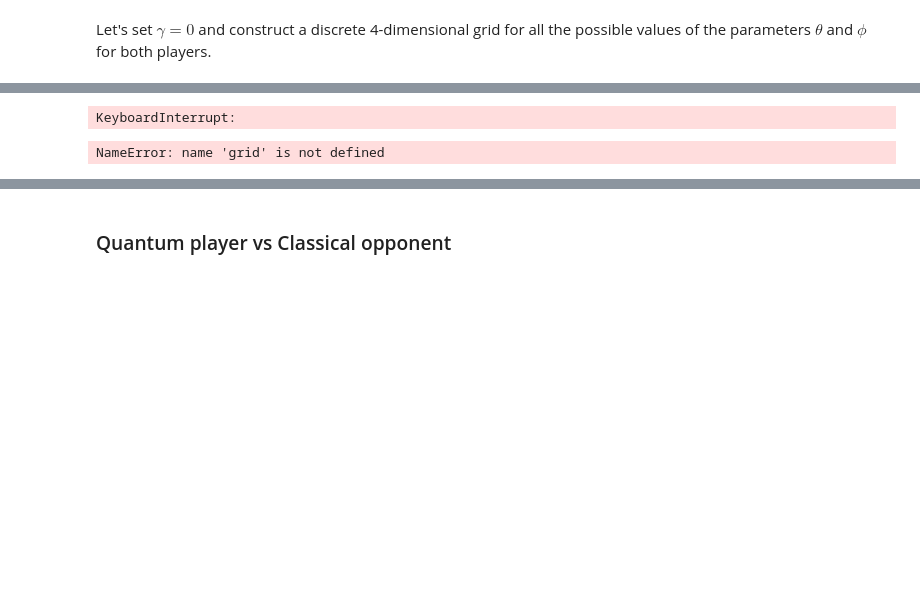
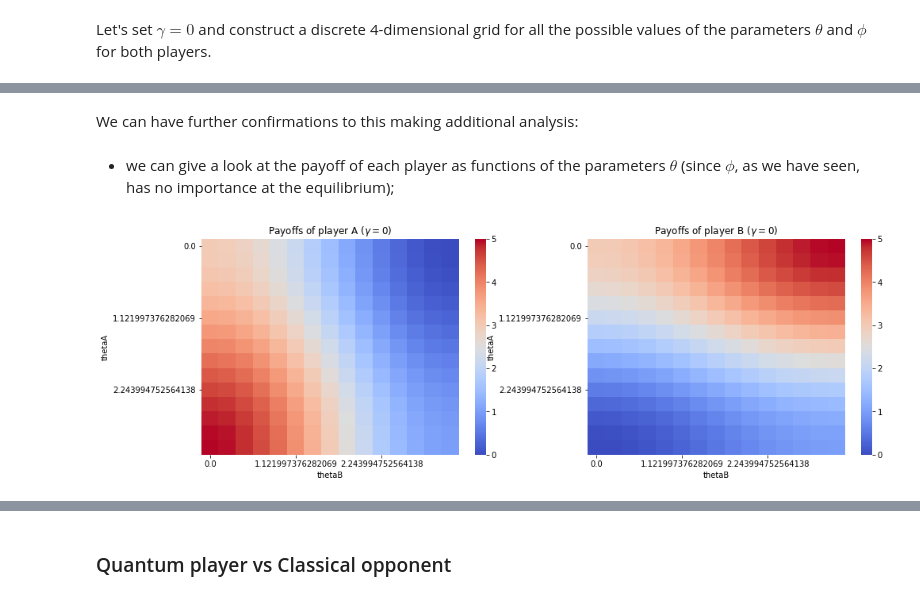
Before and after one commit to MattiaPujatti/A-Brief-Introduction-to-Quantum-Game-Theory, a Jupyter notebook: Quantum 2x2 Games.ipynb, the cells around one changed output, grey strips where cells are left out. Cells and saved outputs as stored; diff of their text form; code cells hidden in the pictures; blank space fills up the shorter version.

```diff
--- a/Quantum 2x2 Games.ipynb
+++ b/Quantum 2x2 Games.ipynb
@@ -129,12 +137,12 @@ It may be interesting, now, to analyze the different payoffs of player A in part
 Let's set $\gamma=0$ and construct a discrete 4-dimensional grid for all the possible values of the parameters $\theta$ and $\phi$ for both players.
 # %%
 # Fix some default value for the parameters
-grid_step = 0.2
+grid_size = 10
 
-thetaA = np.arange(0, np.pi, grid_step)
-phiA   = np.arange(0, np.pi/2, grid_step)
-thetaB = np.arange(0, np.pi, grid_step)
-phiB   = np.arange(0, np.pi/2, grid_step)
+thetaA = np.linspace(0, np.pi, grid_size)
+phiA   = np.linspace(0, np.pi/2, grid_size)
+thetaB = np.linspace(0, np.pi, grid_size)
+phiB   = np.linspace(0, np.pi/2, grid_size)
 # %%
 # Define a function that construct a grid of values considering all the possible
 #combinations of the 4 parameters given in input
@@ -187,9 +249,23 @@ plt.plot(min_utils_df["thetaA"], min_utils_df["utilityA"])
+# %% [markdown]
+We can have further confirmations to this making additional analysis:
+# %% [markdown]
+* we can give a look at the payoff of each player as functions of the parameters $\theta$ (since $\phi$, as we have seen, has no importance at the equilibrium);
 # %%
-# The first case to study is the one with gamma=0
-df_gamma0 = payoff_grid(thetaA, phiA, thetaB, phiB, payoff_matrix_pd, 0, verbose=False)
+grid_gamma0 = payoff_grid(thetaA, phiA, thetaB, phiB, payoff_matrix_pd, 0, True)
-# %% [output]
-KeyboardInterrupt:
-# %%
-df = pd.DataFrame(grid, columns=["thetaA","phiA","thetaB","phiB","utilityA"])
-# %% [output]
-NameError: name 'grid' is not defined
+# %%
+# Plot the results as a heatmap
+fig, ax = plt.subplots(1,2,figsize=(16,5))
+grid_gamma0_pivotA = grid_gamma0[(grid_gamma0["phiA"]==0) & (grid_gamma0["phiB"]==0)].pivot("thetaA", "thetaB", "utilityA")
+grid_gamma0_pivotB = grid_gamma0[(grid_gamma0["phiA"]==0) & (grid_gamma0["phiB"]==0)].pivot("thetaA", "thetaB", "utilityB")
+
+ax[0].set_title(r'Payoffs of player A ($\gamma=0$)')
+ax[0].set_ylabel(r'$\theta_A$')
+ax[0].set_xlabel(r'$\theta_B$')
+sns.heatmap(grid_gamma0_pivotA, xticklabels=5, yticklabels=5, cmap="coolwarm", ax=ax[0])
+
+ax[1].set_title(r'Payoffs of player B ($\gamma=0$)')
+ax[1].set_ylabel(r'$\theta_A$')
+ax[1].set_xlabel(r'$\theta_B$')
+sns.heatmap(grid_gamma0_pivotB, xticklabels=5, yticklabels=5, cmap="coolwarm", ax=ax[1]);
+# %% [output]
+[figure, added]
```
Also changed, not shown: parts of 36 cells of this notebook, 8 other files.
